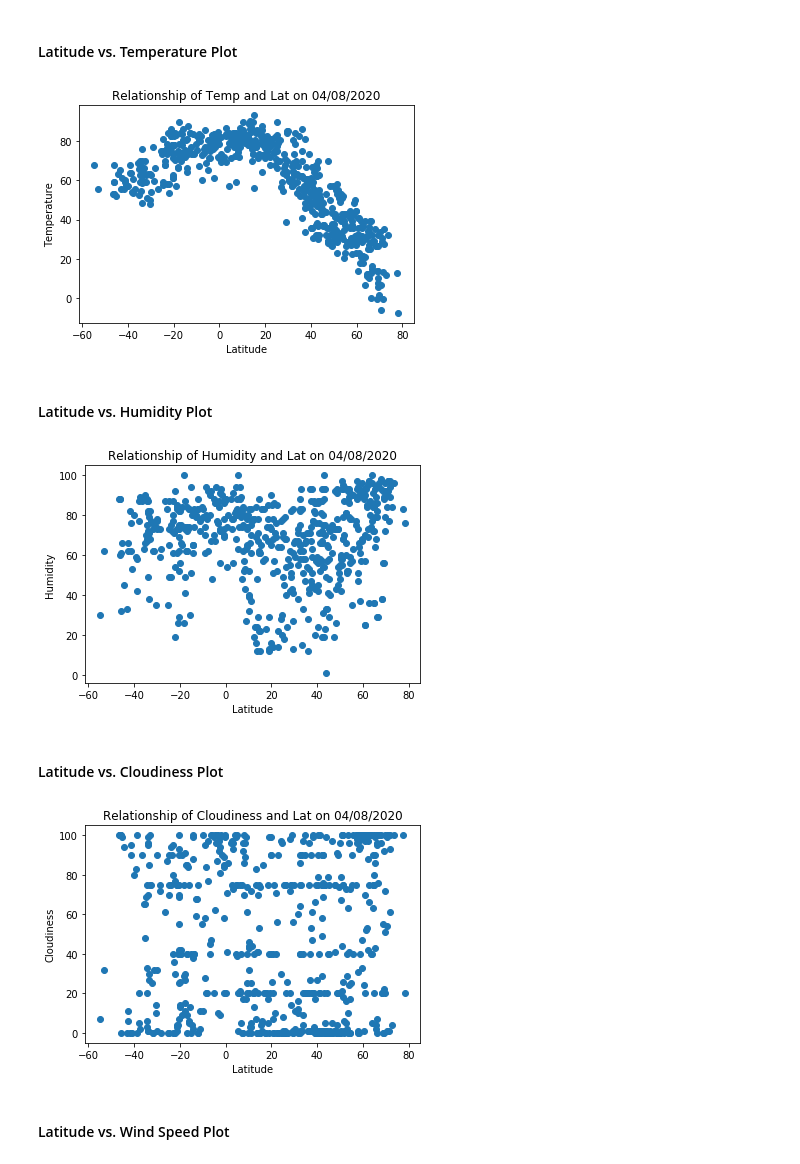
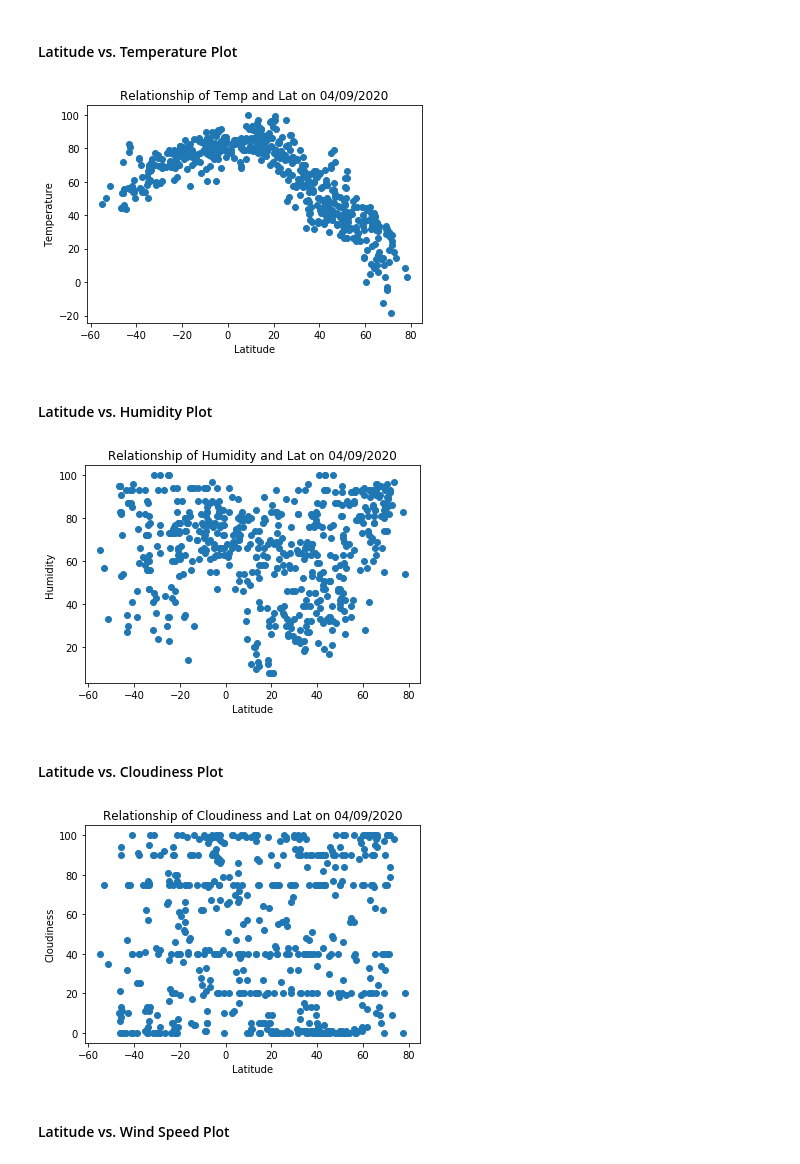
Before and after one commit to cynthiakellogg/python-api-challenge, a Jupyter notebook: WeatherPy/WeatherPy.ipynb, the cells around one changed output. Cells and saved outputs as stored; diff of their text form; code cells hidden in the pictures.

```diff
--- a/WeatherPy/WeatherPy.ipynb
+++ b/WeatherPy/WeatherPy.ipynb
@@ -160,10 +153,10 @@ y_values = city_weather_df['Max Temp']
 plt.scatter(x_values,y_values)
 plt.xlabel('Latitude')
 plt.ylabel('Temperature')
-plt.title('Relationship of Temp and Lat on 04/08/2020')
+plt.title('Relationship of Temp and Lat on 04/09/2020')
 plt.show()
 # %% [output]
-[figure, old version]
+[figure, new version]
 # %% [markdown]
 #### Latitude vs. Humidity Plot
 # %%
@@ -172,22 +165,22 @@ y_values = city_weather_df['Humidity']
 plt.scatter(x_values,y_values)
 plt.xlabel('Latitude')
 plt.ylabel('Humidity')
-plt.title('Relationship of Humidity and Lat on 04/08/2020')
+plt.title('Relationship of Humidity and Lat on 04/09/2020')
 plt.show()
 # %% [output]
-[figure, old version]
+[figure, new version]
 # %% [markdown]
 #### Latitude vs. Cloudiness Plot
 # %%
 x_values = city_weather_df['Lat']
 y_values = city_weather_df['Cloudiness']
 plt.scatter(x_values,y_values)
 plt.xlabel('Latitude')
 plt.ylabel('Cloudiness')
-plt.title('Relationship of Cloudiness and Lat on 04/08/2020')
+plt.title('Relationship of Cloudiness and Lat on 04/09/2020')
 plt.show()
 # %% [output]
-[figure, old version]
+[figure, new version]
 # %% [markdown]
 #### Latitude vs. Wind Speed Plot
 # %%
```
Also changed, not shown: parts of 16 cells of this notebook, 5 other files.
